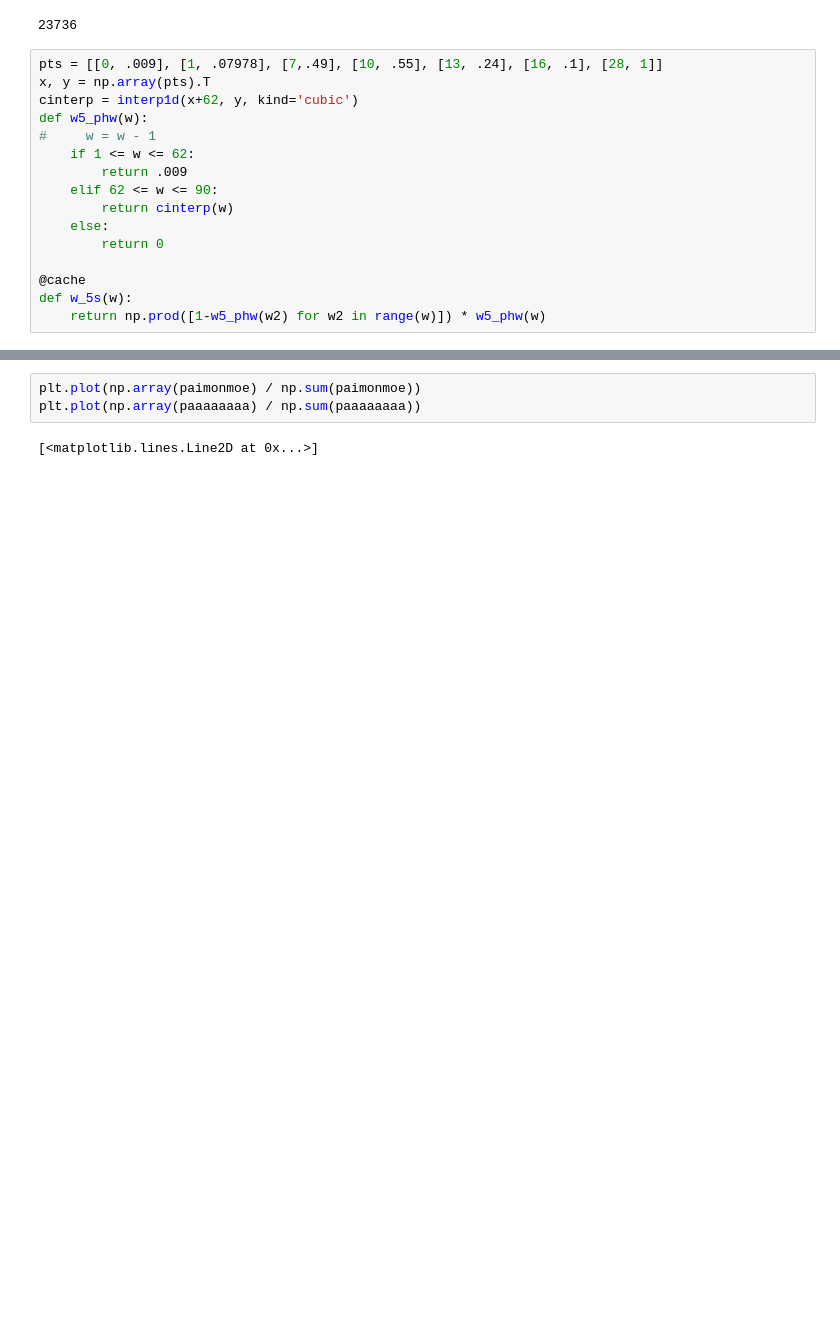
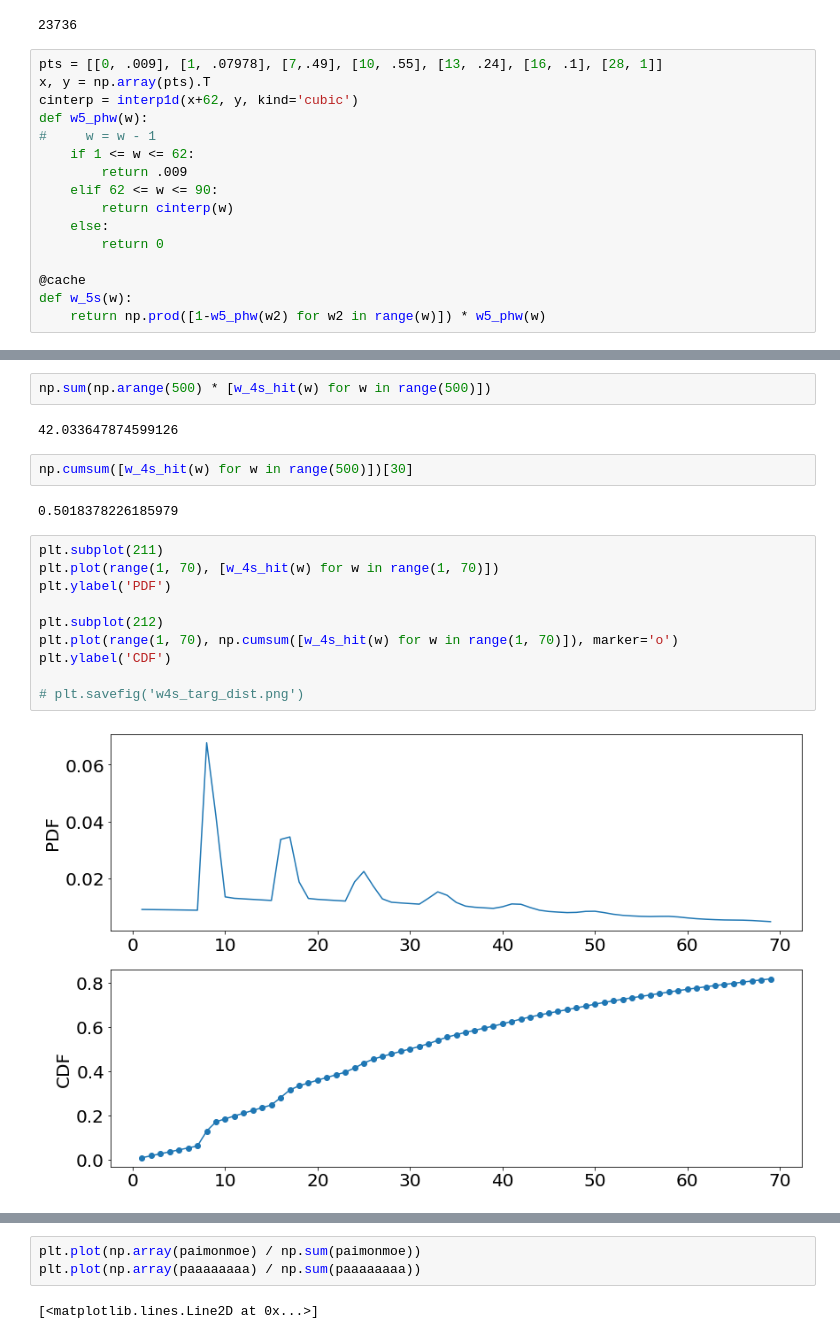
Before and after one commit to tooflesswulf/GenshinWishStats, a Jupyter notebook: wish_plots.ipynb, the cells around one changed output, grey strips where cells are left out. Cells and saved outputs as stored; diff of their text form; blank space fills up the shorter version.

```diff
--- a/wish_plots.ipynb
+++ b/wish_plots.ipynb
@@ -230,0 +218,20 @@ plt.savefig('w4_margin.png')
+# %%
+np.sum(np.arange(500) * [w_4s_hit(w) for w in range(500)])
+# %% [output]
+42.033647874599126
+# %%
+np.cumsum([w_4s_hit(w) for w in range(500)])[30]
+# %% [output]
+0.5018378226185979
+# %%
+plt.subplot(211)
+plt.plot(range(1, 70), [w_4s_hit(w) for w in range(1, 70)])
+plt.ylabel('PDF')
+
+plt.subplot(212)
+plt.plot(range(1, 70), np.cumsum([w_4s_hit(w) for w in range(1, 70)]), marker='o')
+plt.ylabel('CDF')
+
+# plt.savefig('w4s_targ_dist.png')
+# %% [output]
+[figure, added]
```
Also changed, not shown: parts of 49 cells of this notebook, 5 other files.
